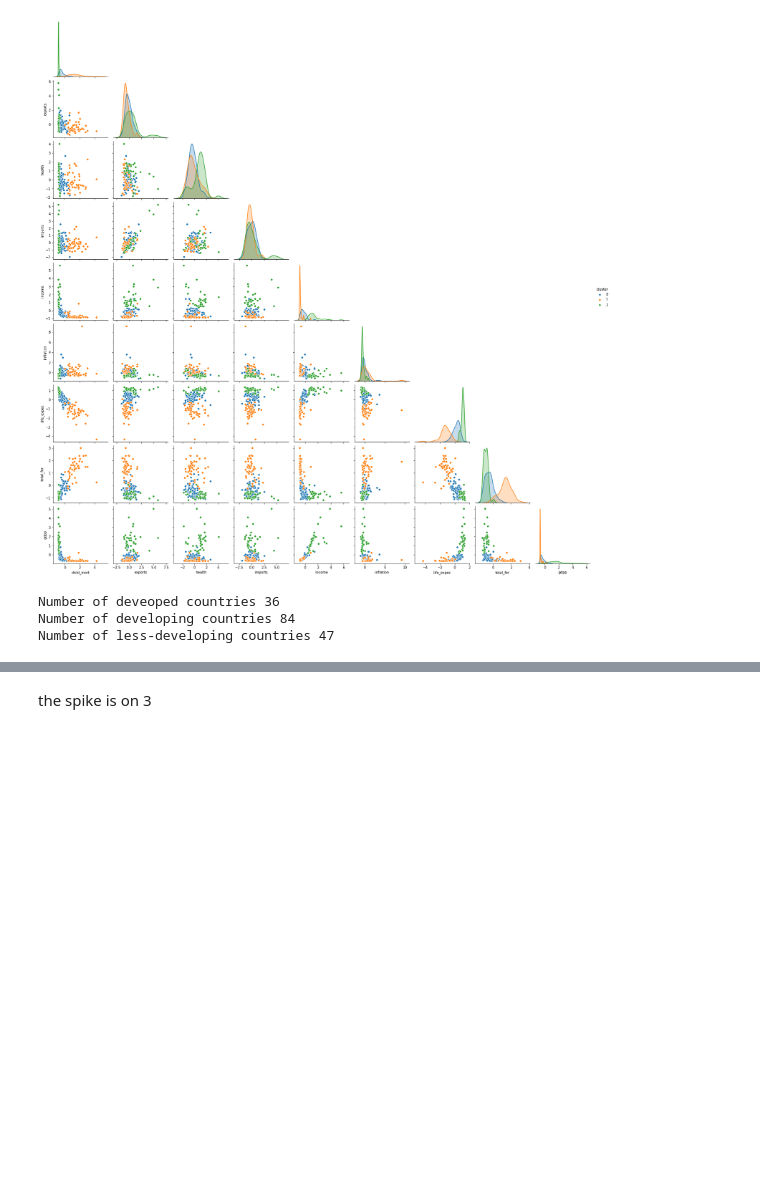
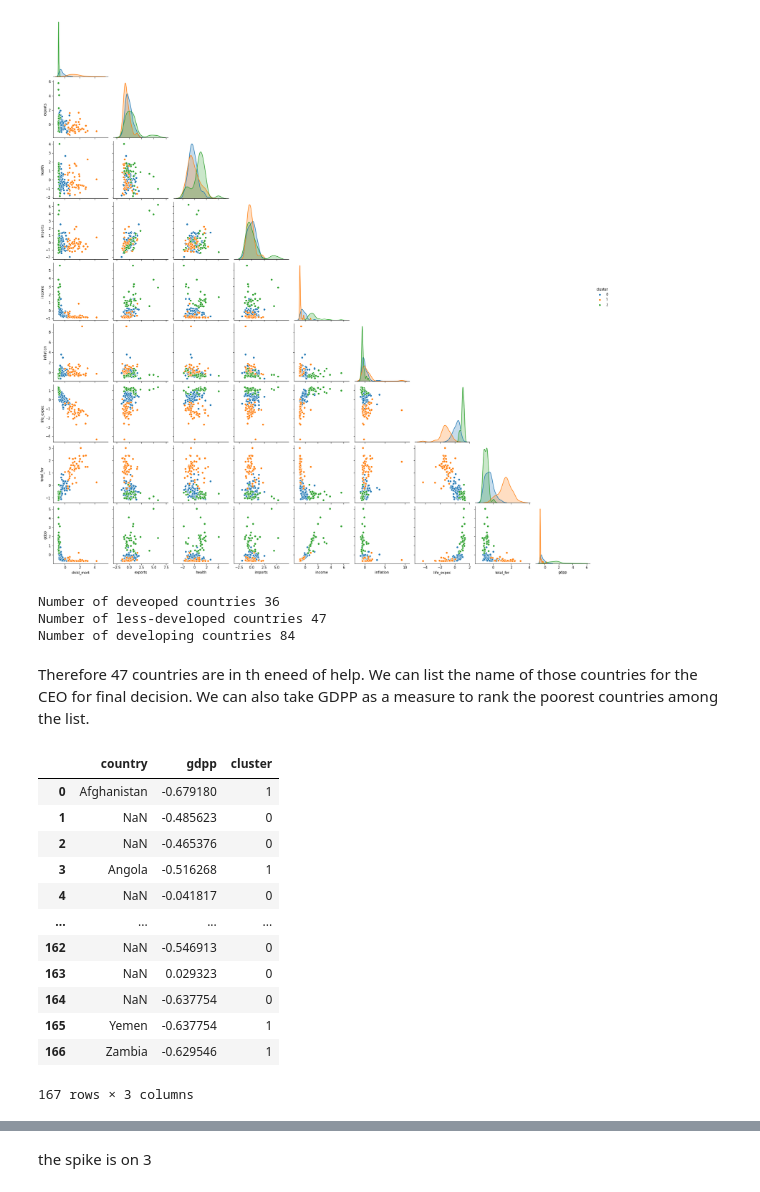
Before and after one commit to BehroozGharleghi/Unsupervised_Learning_project, a Jupyter notebook: Mini_project_unsupervised-Vicky-Behrooz-Shola.ipynb, the cells around one changed output, grey strips where cells are left out. Saved outputs shown, nothing was run; the diff lists cells and outputs as text; code cells hidden in the pictures; blank space fills up the shorter version.

```diff
--- a/Mini_project_unsupervised-Vicky-Behrooz-Shola.ipynb
+++ b/Mini_project_unsupervised-Vicky-Behrooz-Shola.ipynb
@@ -244,12 +247,33 @@ less_developed=country_df2[country_df2['cluster']==1]['country']
 developing=country_df2[country_df2['cluster']==0]['country']
 
 print("Number of deveoped countries",len(developed))
+print("Number of less-developed countries",len(less_developed))
 print("Number of developing countries",len(developing))
-print("Number of less-developing countries",len(less_developed))
 # %% [output]
 Number of deveoped countries 36
+Number of less-developed countries 47
 Number of developing countries 84
-Number of less-developing countries 47
+# %% [markdown]
+Therefore 47 countries are in th eneed of help. We can list the name of those countries for the CEO for final decision. We can also take GDPP as a measure to rank the poorest countries among the list.
+# %%
+less_d=pd.DataFrame(less_developed)
+
+df = pd.concat([less_d, country_df2[['gdpp','cluster']]], axis=1)
+df
+# %% [output]
+|  | country | gdpp | cluster |
+| 0 | Afghanistan | -0.679180 | 1 |
+| 1 | NaN | -0.485623 | 0 |
+| 2 | NaN | -0.465376 | 0 |
+| 3 | Angola | -0.516268 | 1 |
+| 4 | NaN | -0.041817 | 0 |
+| ... | ... | ... | ... |
+| 162 | NaN | -0.546913 | 0 |
+| 163 | NaN | 0.029323 | 0 |
+| 164 | NaN | -0.637754 | 0 |
+| 165 | Yemen | -0.637754 | 1 |
+| 166 | Zambia | -0.629546 | 1 |
+167 rows × 3 columns
 # %%
 #list(developed)
 #Dev= pd.DataFrame(developed)
```
Also changed, not shown: parts of 18 cells of this notebook.
